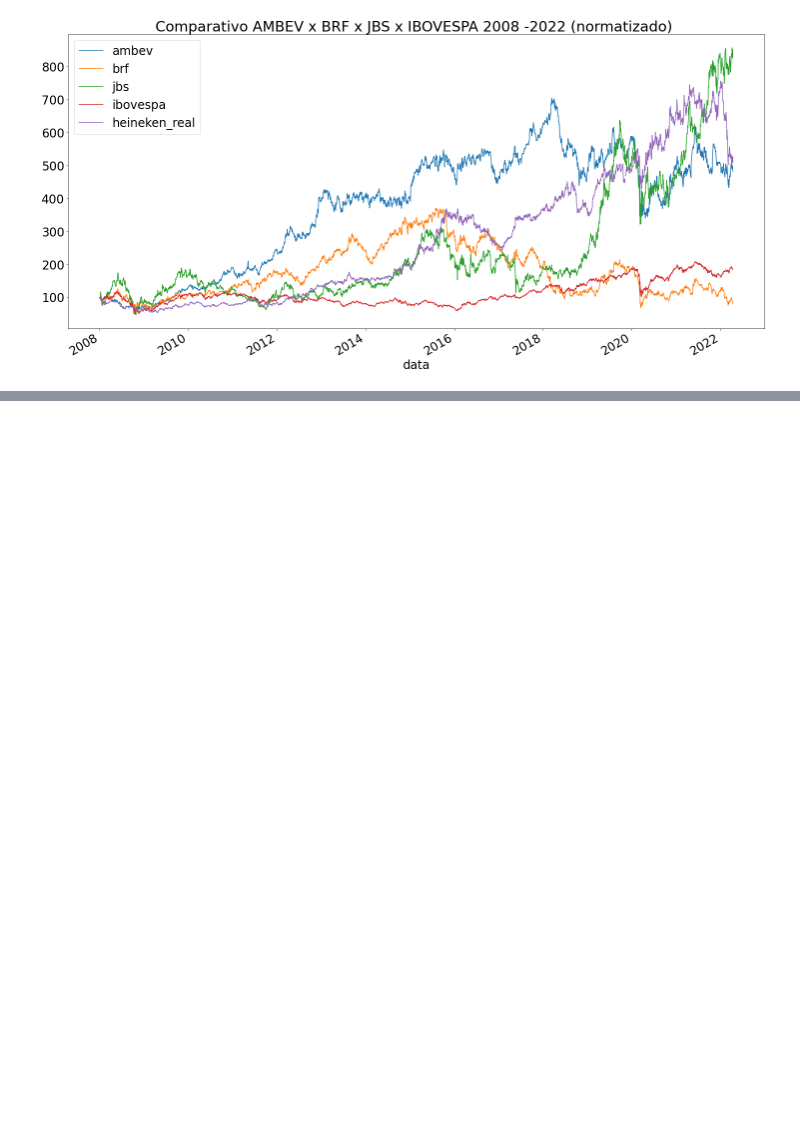
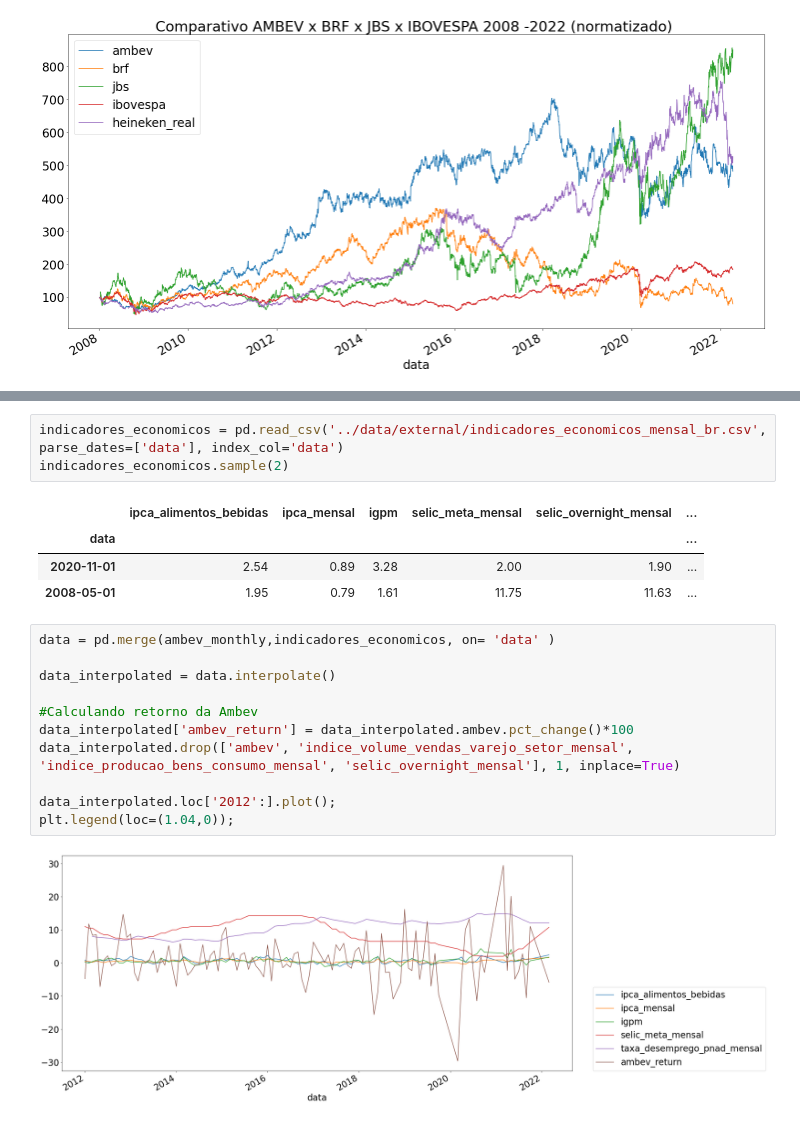
Before and after one commit to TaizAlves/vies_compra_venda_acao, a Jupyter notebook: notebooks/PartII_EDA.ipynb, the cells around one changed output, grey strips where cells are left out. Saved outputs shown, nothing was run; the diff lists cells and outputs as text; blank space fills up the shorter version.

```diff
--- a/notebooks/PartII_EDA.ipynb
+++ b/notebooks/PartII_EDA.ipynb
@@ -231,0 +250,21 @@ plt.show()
+# %%
+indicadores_economicos = pd.read_csv('../data/external/indicadores_economicos_mensal_br.csv', parse_dates=['data'], index_col='data')
+indicadores_economicos.sample(2)
+# %% [output]
+|  | ipca_alimentos_bebidas | ipca_mensal | igpm | selic_meta_mensal | selic_overnight_mensal | ... |
+| data |  |  |  |  |  | ... |
+| 2020-11-01 | 2.54 | 0.89 | 3.28 | 2.00 | 1.90 | ... |
+| 2008-05-01 | 1.95 | 0.79 | 1.61 | 11.75 | 11.63 | ... |
+# %%
+data = pd.merge(ambev_monthly,indicadores_economicos, on= 'data' )
+
+data_interpolated = data.interpolate()
+
+#Calculando retorno da Ambev
+data_interpolated['ambev_return'] = data_interpolated.ambev.pct_change()*100
+data_interpolated.drop(['ambev', 'indice_volume_vendas_varejo_setor_mensal', 'indice_producao_bens_consumo_mensal', 'selic_overnight_mensal'], 1, inplace=True)
+
+data_interpolated.loc['2012':].plot();
+plt.legend(loc=(1.04,0));
+# %% [output]
+[figure, added]
```
Also changed, not shown: parts of 11 cells of this notebook.
